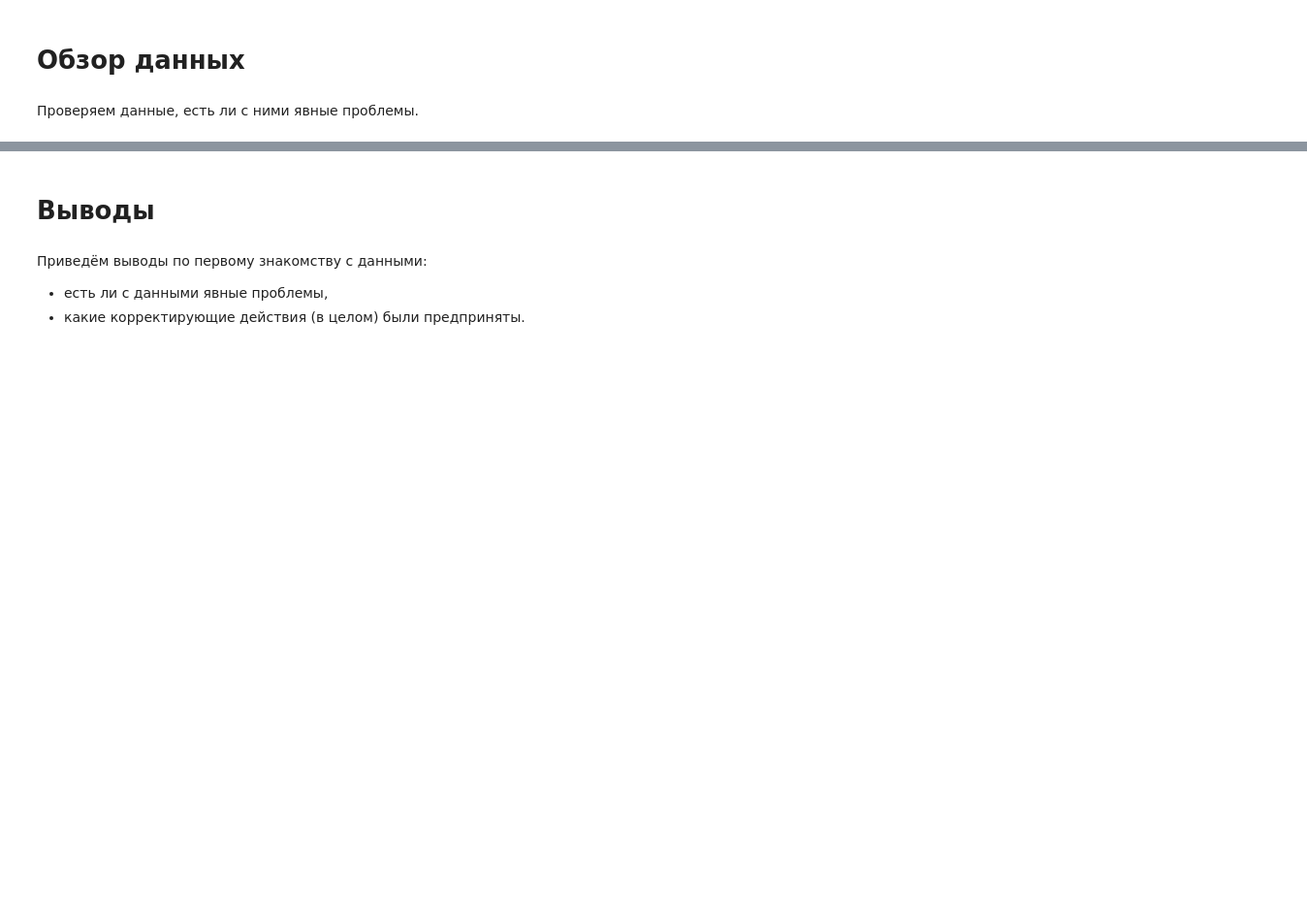
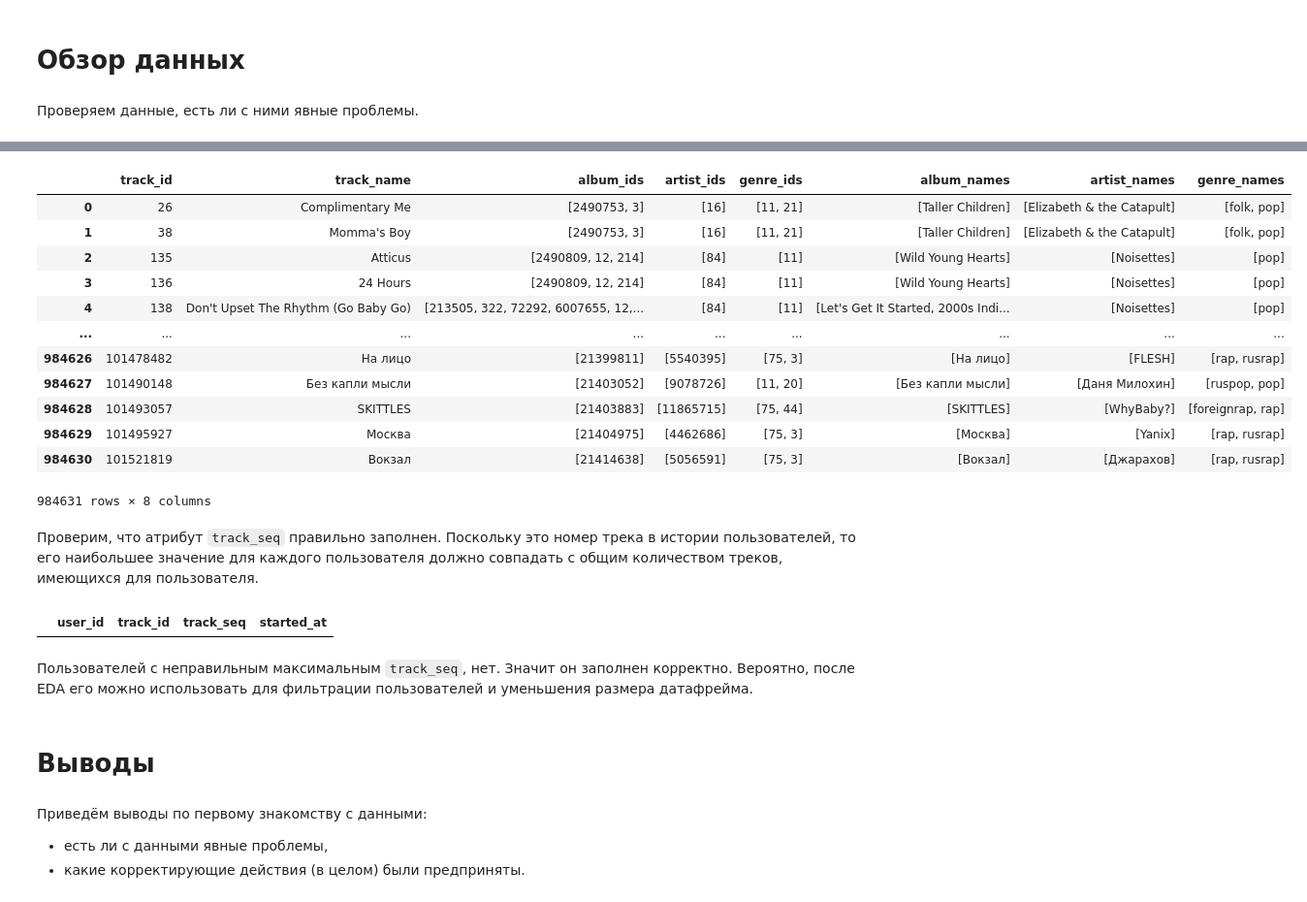
Before and after one commit to anyvol/mle-project-sprint-4-v001, a Jupyter notebook: recommendations.ipynb, the cells around one changed output, grey strips where cells are left out. Shown at 97% size. Drawn from its saved outputs; the diff is of its cells as text; code cells hidden in the pictures; blank space fills up the shorter version.

```diff
--- a/recommendations.ipynb
+++ b/recommendations.ipynb
@@ -45,0 +304,29 @@ Python 3.9.6
+# %%
+tracks = tracks_exploded.groupby(["track_id", "track_name"]).agg({"albums": lambda x: list(set(x)),
+                                                                "artists": lambda x: list(set(x)),
+                                                                "genres": lambda x: list(set(x)),
+                                                                "album_name": lambda x: list(set(x)),
+                                                                "artist_name": lambda x: list(set(x)),
+                                                                "genre_name": lambda x: list(set(x))}).reset_index()
+tracks = tracks.rename(columns={"albums": "album_ids",
+                                "artists": "artist_ids",
+                                "genres": "genre_ids",
+                                "album_name": "album_names",
+                                "artist_name": "artist_names",
+                                "genre_name": "genre_names"})
+del tracks_exploded
+tracks
+# %% [output]
+|  | track_id | track_name | album_ids | artist_ids | genre_ids | album_names | artist_names | genre_names |
+| 0 | 26 | Complimentary Me | [2490753, 3] | [16] | [11, 21] | [Taller Children] | [Elizabeth & the Catapult] | [folk, pop] |
+| 1 | 38 | Momma's Boy | [2490753, 3] | [16] | [11, 21] | [Taller Children] | [Elizabeth & the Catapult] | [folk, pop] |
+| 2 | 135 | Atticus | [2490809, 12, 214] | [84] | [11] | [Wild Young Hearts] | [Noisettes] | [pop] |
+| 3 | 136 | 24 Hours | [2490809, 12, 214] | [84] | [11] | [Wild Young Hearts] | [Noisettes] | [pop] |
+| 4 | 138 | Don't Upset The Rhythm (Go Baby Go) | [213505, 322, 72292, 6007655, 12,... | [84] | [11] | [Let's Get It Started, 2000s Indi... | [Noisettes] | [pop] |
+| ... | ... | ... | ... | ... | ... | ... | ... | ... |
+| 984626 | 101478482 | На лицо | [21399811] | [5540395] | [75, 3] | [На лицо] | [FLESH] | [rap, rusrap] |
+| 984627 | 101490148 | Без капли мысли | [21403052] | [9078726] | [11, 20] | [Без капли мысли] | [Даня Милохин] | [ruspop, pop] |
+| 984628 | 101493057 | SKITTLES | [21403883] | [11865715] | [75, 44] | [SKITTLES] | [WhyBaby?] | [foreignrap, rap] |
+| 984629 | 101495927 | Москва | [21404975] | [4462686] | [75, 3] | [Москва] | [Yanix] | [rap, rusrap] |
+| 984630 | 101521819 | Вокзал | [21414638] | [5056591] | [75, 3] | [Вокзал] | [Джарахов] | [rap, rusrap] |
+984631 rows × 8 columns
@@ -46,3 +339,11 @@ Python 3.9.6
+# %% [markdown]
+Проверим, что атрибут `track_seq` правильно заполнен. Поскольку это номер трека в истории пользователей, то его наибольшее значение для каждого пользователя должно совпадать с общим количеством треков, имеющихся для пользователя.
+# %%
+interactions.groupby('user_id').filter(lambda x: x['track_seq'].max() != len(x))
+# %% [output]
+|  | user_id | track_id | track_seq | started_at |
+# %% [markdown]
+Пользователей с неправильным максимальным `track_seq`, нет. Значит он заполнен корректно. Вероятно, после EDA его можно использовать для фильтрации пользователей и уменьшения размера датафрейма.
 # %% [markdown]
 # Выводы
 # %% [markdown]
```
Also changed, not shown: parts of 58 cells of this notebook, 1 other file.
